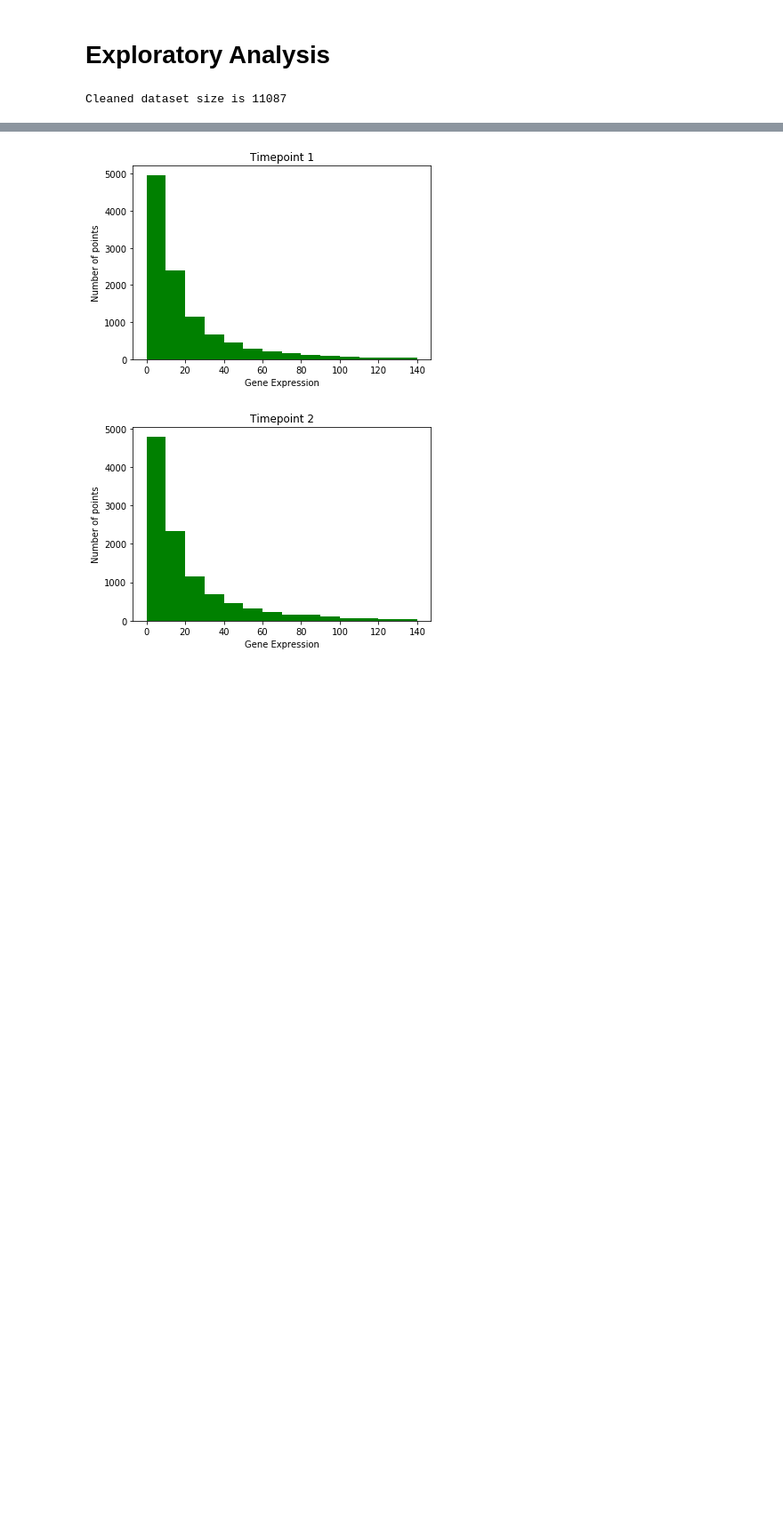
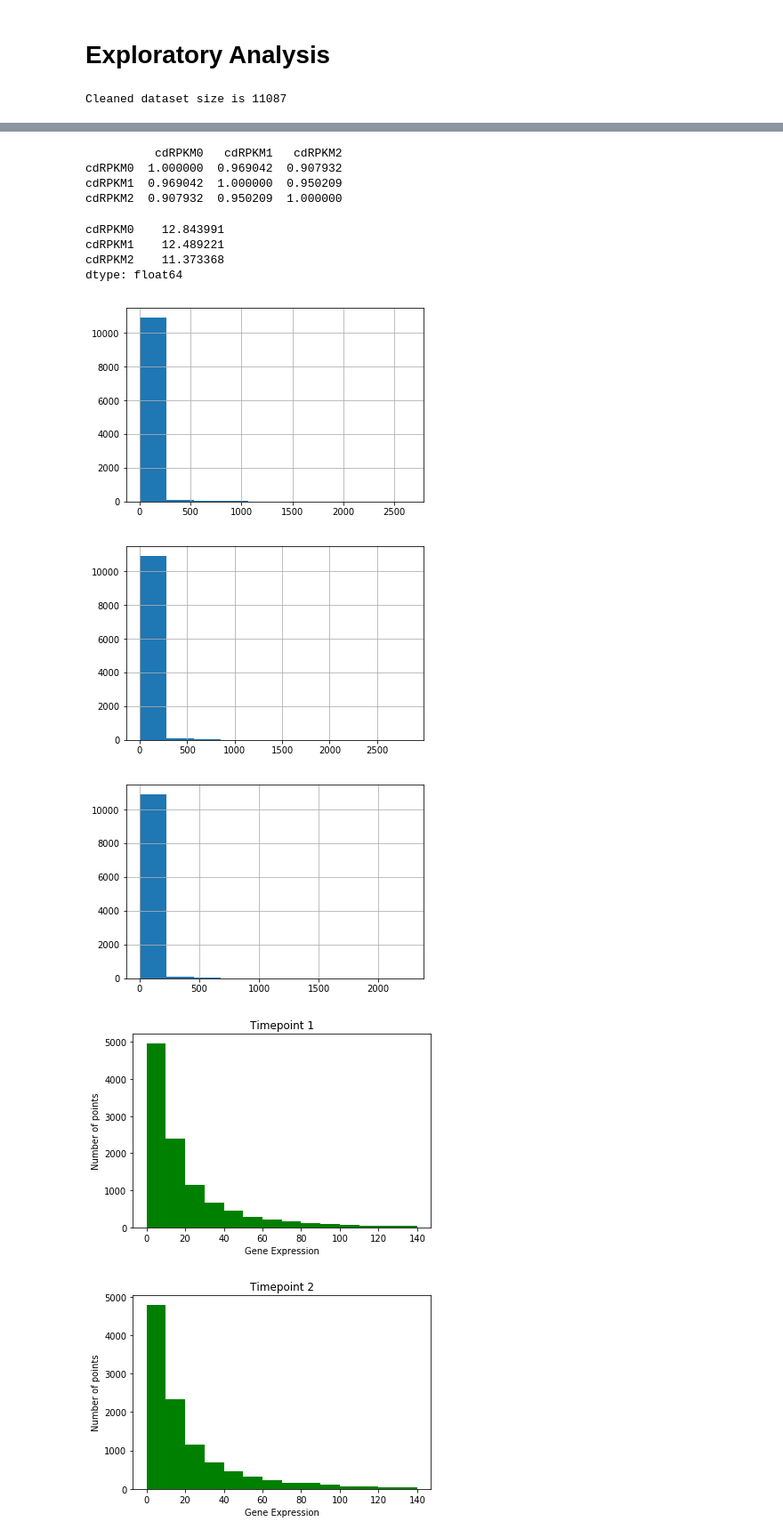
Before and after one commit to akd13/MA4199-FYP, a Jupyter notebook: Sample Data Plots/Exploratory Analysis.ipynb, the cells around one changed output, grey strips where cells are left out. Shown at 89% size. Saved outputs shown, nothing was run; the diff lists cells and outputs as text; code cells hidden in the pictures; blank space fills up the shorter version.

```diff
--- a/Sample Data Plots/Exploratory Analysis.ipynb
+++ b/Sample Data Plots/Exploratory Analysis.ipynb
@@ -34 +73,30 @@ Cleaned dataset size is 11087
+# %%
+#Correlation Matrix
+print(df_main.corr(method='pearson'))
+# %% [output]
+          cdRPKM0   cdRPKM1   cdRPKM2
+cdRPKM0  1.000000  0.969042  0.907932
+cdRPKM1  0.969042  1.000000  0.950209
+cdRPKM2  0.907932  0.950209  1.000000
+# %%
+#Skew
+print(df_main.skew())
+# %% [output]
+cdRPKM0    12.843991
+cdRPKM1    12.489221
+cdRPKM2    11.373368
+dtype: float64
+# %%
+df_main['cdRPKM0'].hist()
+plt.show()
+
+df_main['cdRPKM1'].hist()
+plt.show()
+
+df_main['cdRPKM2'].hist()
+plt.show()
+# %% [output]
+[figure, added]
+[figure, added]
+[figure, added]
 # %%
```
Also changed, not shown: parts of 10 cells of this notebook, 2 other files.
